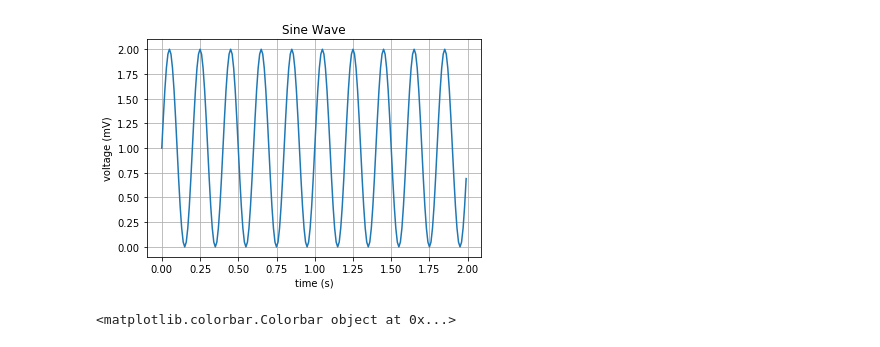
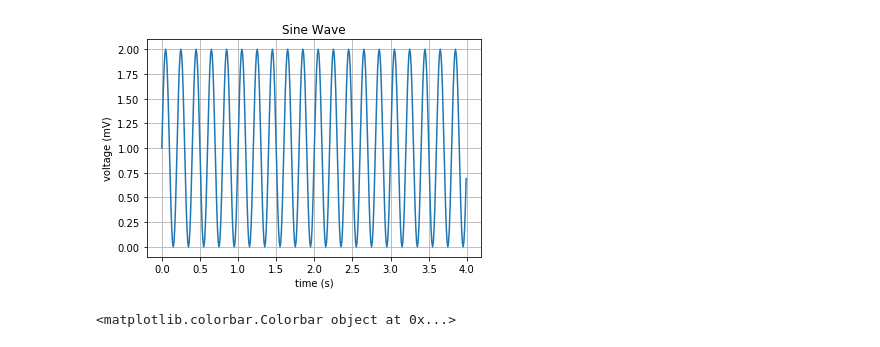
Before and after one commit to schmudde/jupyter-git, a Jupyter notebook: simple-nb.ipynb, the cells around one changed output. Cells and saved outputs as stored; diff of their text form; code cells hidden in the pictures.

```diff
--- a/simple-nb.ipynb
+++ b/simple-nb.ipynb
@@ -1,20 +1,20 @@
 # %%
 import numpy as np
 import matplotlib.pyplot as plt
 
 # Data for plotting
-t = np.arange(0.0, 2.0, 0.01)
+t = np.arange(0.0, 4.0, 0.01)
 s = 1 + np.sin((5 * 2)* np.pi * t)
 
 # Note that using plt.subplots below is equivalent to using
 # fig = plt.figure() and then ax = fig.add_subplot(111)
 fig, ax = plt.subplots()
 ax.plot(t, s)
 
 ax.set(xlabel='time (s)', ylabel='voltage (mV)', title='Sine Wave')
 ax.grid()
 # %% [output]
-[figure, old version]
+[figure, new version]
 # %%
 import matplotlib.image as mpimg
 img=mpimg.imread('bently-bear.png')
```
